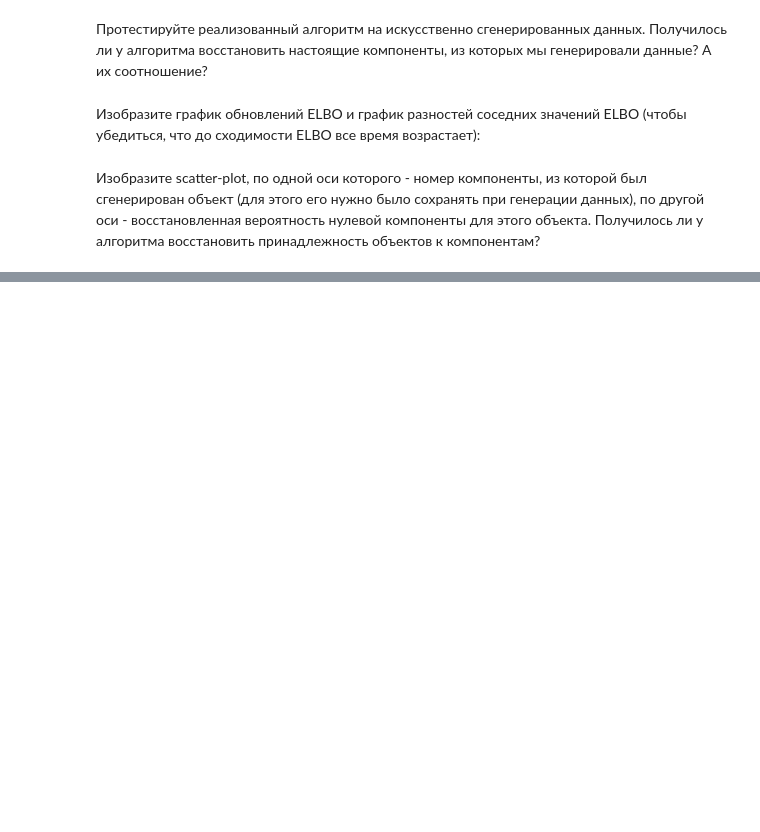
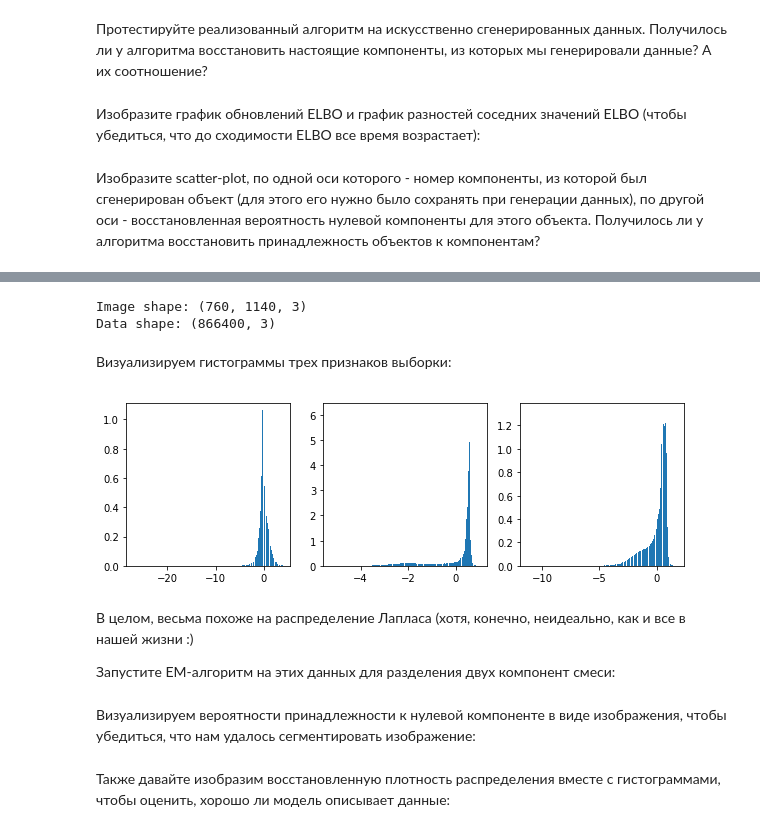
Before and after one commit to nadiinchi/dl_labs, a Jupyter notebook: lab_em.ipynb, the cells around one changed output, grey strips where cells are left out. Saved outputs shown, nothing was run; the diff lists cells and outputs as text; code cells hidden in the pictures; blank space fills up the shorter version.

```diff
--- a/lab_em.ipynb
+++ b/lab_em.ipynb
@@ -247,0 +267,23 @@ def run_EM(data, num_components, dim, num_iters):
+# %%
+data = img.reshape(-1, 3)
+mean = data.mean(axis=0)
+std = data.std(axis=0)
+data = (data-mean[np.newaxis, :])/std[np.newaxis, :]
+print("Image shape:", img.shape)
+print("Data shape:", data.shape)
+# %% [output]
+Image shape: (760, 1140, 3)
+Data shape: (866400, 3)
+# %% [markdown]
+Визуализируем гистограммы трех признаков выборки:
+# %%
+plt.figure(figsize=(10, 3))
+for j in range(3):
+    plt.subplot(1, 3, j+1)
+    _ = plt.hist(data[:, j], bins=256, normed=True)
+# %% [output]
+[figure, added]
+# %% [markdown]
+В целом, весьма похоже на распределение Лапласа (хотя, конечно, неидеально, как и все в нашей жизни :)
+
+Запустите EM-алгоритм на этих данных для разделения двух компонент смеси:
@@ -247,0 +293,2 @@ def run_EM(data, num_components, dim, num_iters):
+# %% [markdown]
+Визуализируем вероятности принадлежности к нулевой компоненте в виде изображения, чтобы убедиться, что нам удалось сегментировать изображение:
@@ -247,0 +298,2 @@ def run_EM(data, num_components, dim, num_iters):
+# %% [markdown]
+Также давайте изобразим восстановленную плотность распределения вместе с гистограммами, чтобы оценить, хорошо ли модель описывает данные:
```
Also changed, not shown: parts of 7 cells of this notebook.
